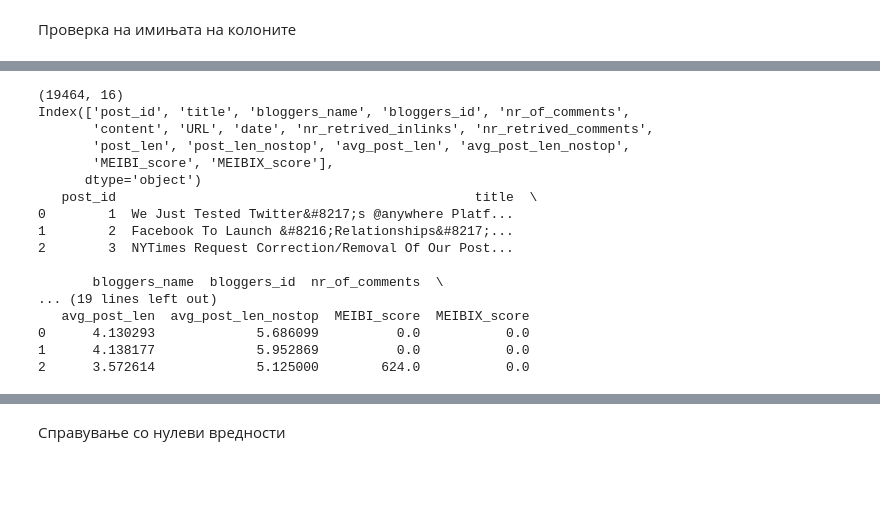
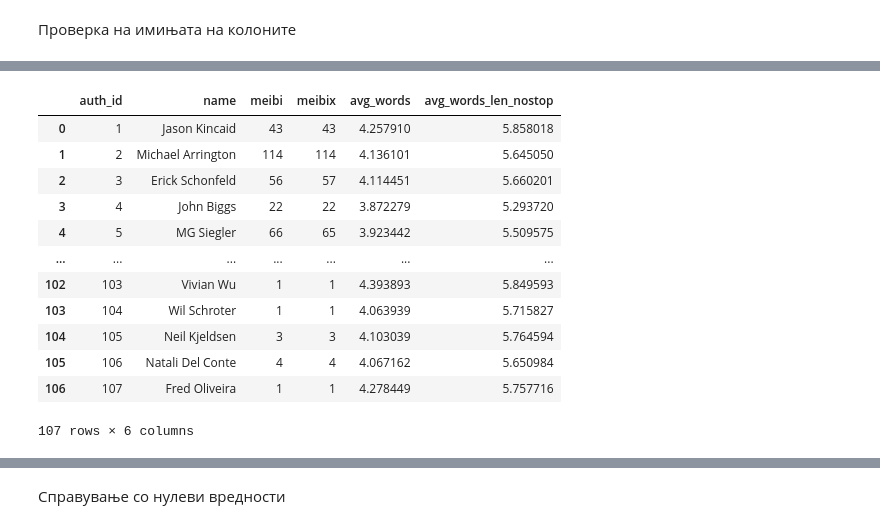
Before and after one commit to janaangeloska/TechCrunch-Unstructured_Databases, a Jupyter notebook: TechCrunch_CleanData.ipynb, the cells around one changed output, grey strips where cells are left out. Saved outputs shown, nothing was run; the diff lists cells and outputs as text; code cells hidden in the pictures; blank space fills up the shorter version.

```diff
--- a/TechCrunch_CleanData.ipynb
+++ b/TechCrunch_CleanData.ipynb
@@ -153,22 +19,16 @@ Index(['inl_id', 'post_id', 'title', 'author', 'date', 'URL'], dtype='object')
-# %%
-print(posts_df.shape)
-print(posts_df.columns)
-print(posts_df.head(3))
-# %% [output]
-(19464, 16)
-Index(['post_id', 'title', 'bloggers_name', 'bloggers_id', 'nr_of_comments',
-       'content', 'URL', 'date', 'nr_retrived_inlinks', 'nr_retrived_comments',
-       'post_len', 'post_len_nostop', 'avg_post_len', 'avg_post_len_nostop',
-       'MEIBI_score', 'MEIBIX_score'],
-      dtype='object')
-   post_id                                              title  \
-0        1  We Just Tested Twitter&#8217;s @anywhere Platf...
-1        2  Facebook To Launch &#8216;Relationships&#8217;...
-2        3  NYTimes Request Correction/Removal Of Our Post...
-
-       bloggers_name  bloggers_id  nr_of_comments  \
-... (19 lines left out)
-   avg_post_len  avg_post_len_nostop  MEIBI_score  MEIBIX_score
-0      4.130293             5.686099          0.0           0.0
-1      4.138177             5.952869          0.0           0.0
-2      3.572614             5.125000        624.0           0.0
+# %%
+authors_df
+# %% [output]
+|  | auth_id | name | meibi | meibix | avg_words | avg_words_len_nostop |
+| 0 | 1 | Jason Kincaid | 43 | 43 | 4.257910 | 5.858018 |
+| 1 | 2 | Michael Arrington | 114 | 114 | 4.136101 | 5.645050 |
+| 2 | 3 | Erick Schonfeld | 56 | 57 | 4.114451 | 5.660201 |
+| 3 | 4 | John Biggs | 22 | 22 | 3.872279 | 5.293720 |
+| 4 | 5 | MG Siegler | 66 | 65 | 3.923442 | 5.509575 |
+| ... | ... | ... | ... | ... | ... | ... |
+| 102 | 103 | Vivian Wu | 1 | 1 | 4.393893 | 5.849593 |
+| 103 | 104 | Wil Schroter | 1 | 1 | 4.063939 | 5.715827 |
+| 104 | 105 | Neil Kjeldsen | 3 | 3 | 4.103039 | 5.764594 |
+| 105 | 106 | Natali Del Conte | 4 | 4 | 4.067162 | 5.650984 |
+| 106 | 107 | Fred Oliveira | 1 | 1 | 4.278449 | 5.757716 |
+107 rows × 6 columns
```
Also changed, not shown: parts of 21 cells of this notebook.
